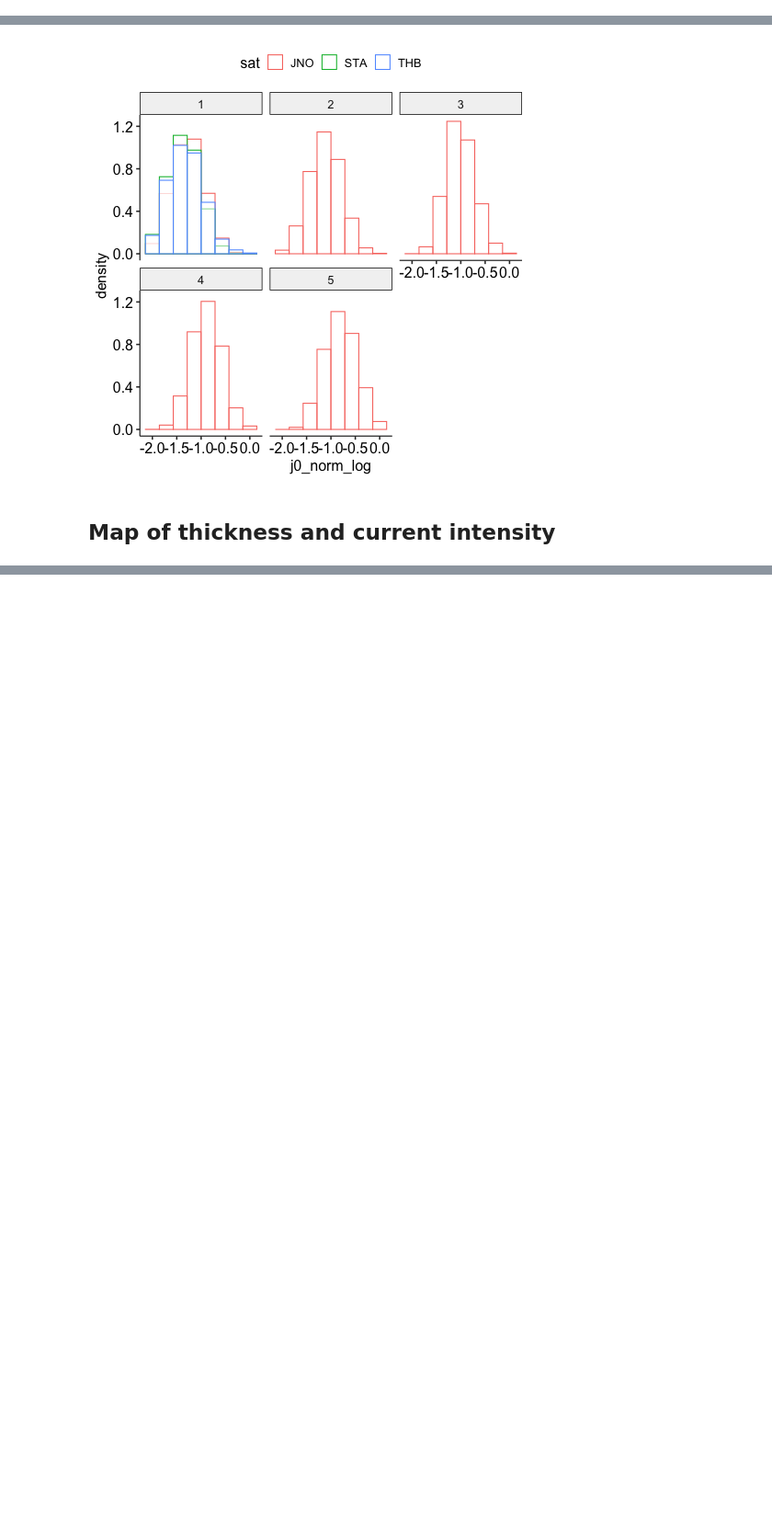
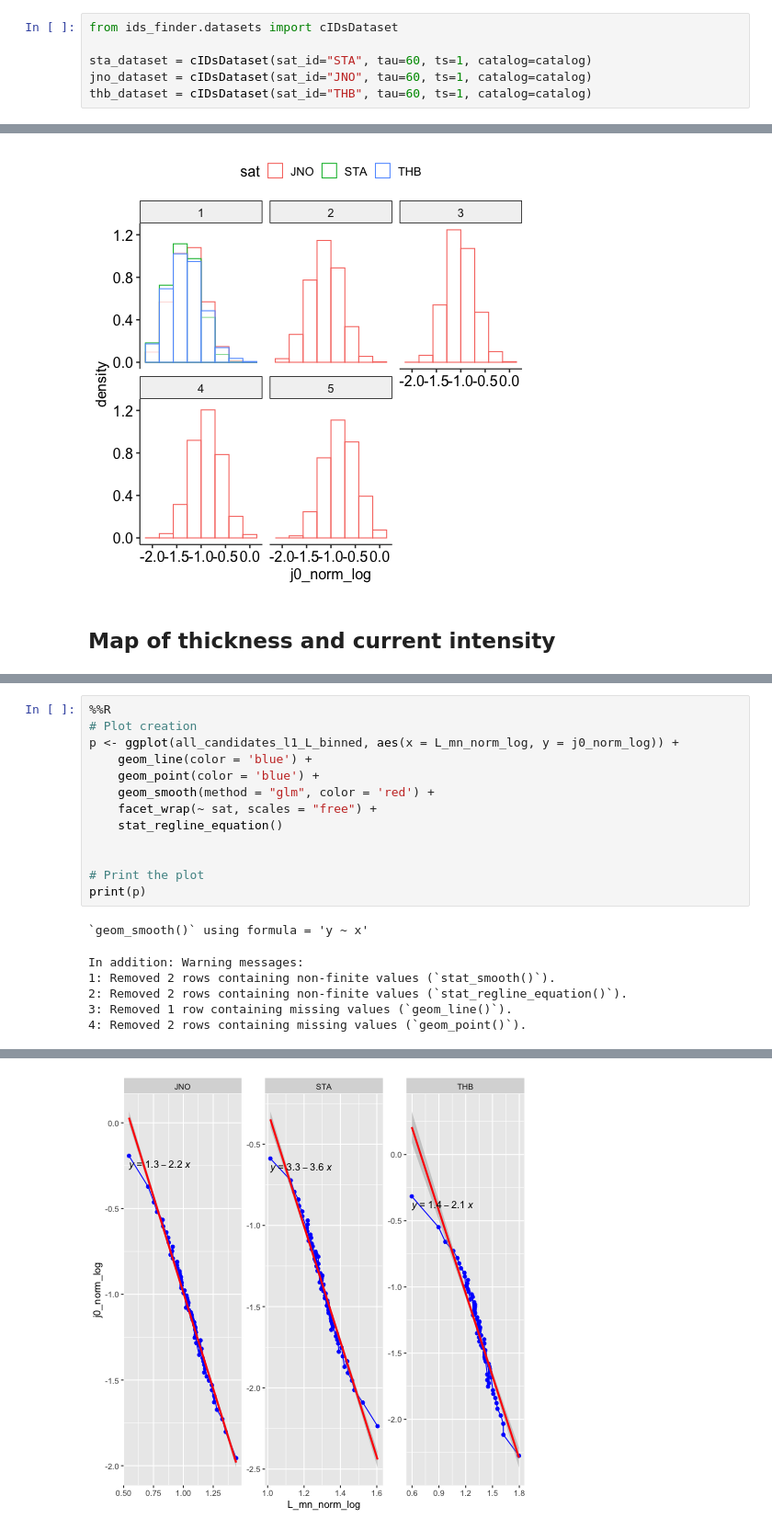
Before and after one commit to Beforerr/discontinuitypy, a Jupyter notebook: notebooks/analysis/02_properties.ipynb, the cells around one changed output, grey strips where cells are left out. Shown at 92% size. Saved outputs shown, nothing was run; the diff lists cells and outputs as text; blank space fills up the shorter version.

```diff
--- a/notebooks/analysis/02_properties.ipynb
+++ b/notebooks/analysis/02_properties.ipynb
@@ -64,3 +53,9 @@ conv_pl = py2rpy_polars()
 # %%
 from beforerr.basics import pmap
 from ids_finder.utils.analysis import filter_tranges_ds
+# %%
+from ids_finder.datasets import cIDsDataset
+
+sta_dataset = cIDsDataset(sat_id="STA", tau=60, ts=1, catalog=catalog)
+jno_dataset = cIDsDataset(sat_id="JNO", tau=60, ts=1, catalog=catalog)
+thb_dataset = cIDsDataset(sat_id="THB", tau=60, ts=1, catalog=catalog)
@@ -607,3 +680,23 @@ generated.
 2: Removed 264 rows containing missing values (`geom_point()`).
 [interactive output not drawn]
 [figure]
+# %%
+%%R
+# Plot creation
+p <- ggplot(all_candidates_l1_L_binned, aes(x = L_mn_norm_log, y = j0_norm_log)) +
+    geom_line(color = 'blue') +
+    geom_point(color = 'blue') +
+    geom_smooth(method = "glm", color = 'red') +
+    facet_wrap(~ sat, scales = "free") +
+    stat_regline_equation()
+
+
+# Print the plot
+print(p)
+# %% [output]
+`geom_smooth()` using formula = 'y ~ x'
+In addition: Warning messages:
+1: Removed 2 rows containing non-finite values (`stat_smooth()`).
+2: Removed 2 rows containing non-finite values (`stat_regline_equation()`).
+3: Removed 1 row containing missing values (`geom_line()`).
+4: Removed 2 rows containing missing values (`geom_point()`).
@@ -609,0 +704 @@ generated.
+[figure, added]
```
Also changed, not shown: parts of 36 cells of this notebook, 48 other files.
